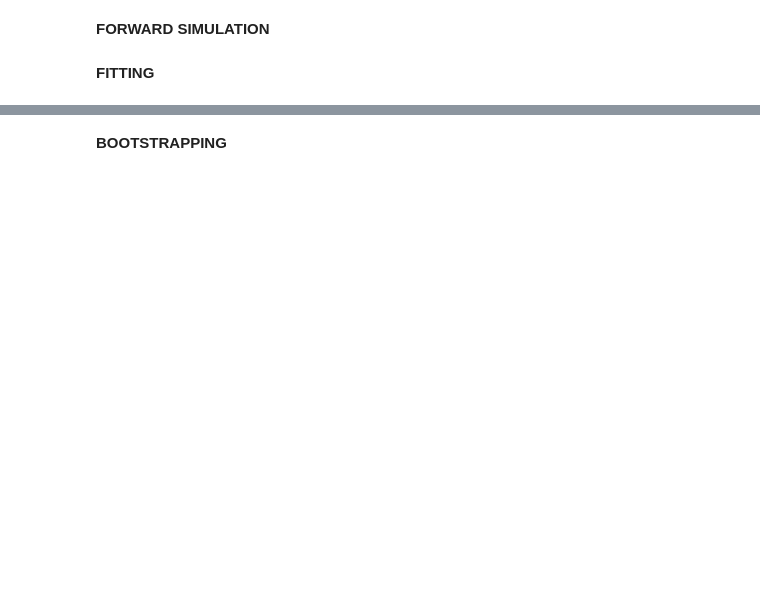
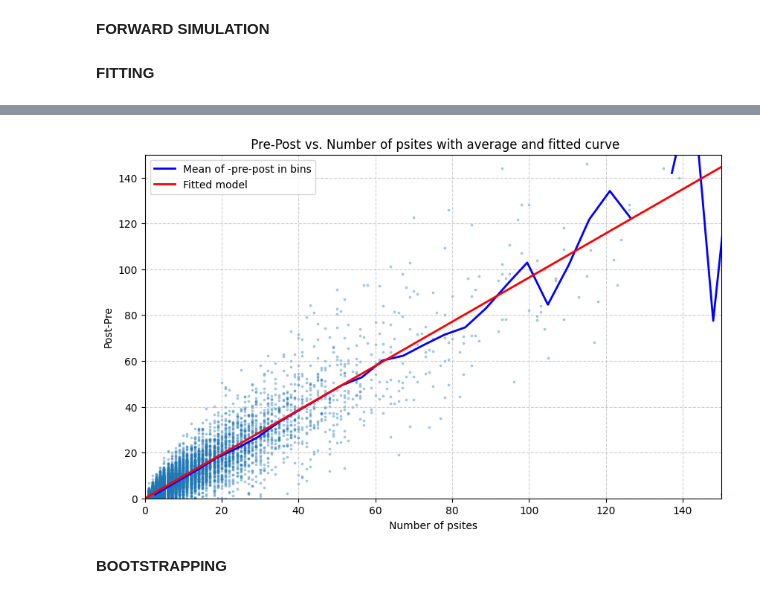
Before and after one commit to Laura-Filkova/CB2330-KICKASS-PROJECT, a Jupyter notebook: project.ipynb, the cells around one changed output, grey strips where cells are left out. Drawn from its saved outputs; the diff is of its cells as text; code cells hidden in the pictures; blank space fills up the shorter version.

```diff
--- a/project.ipynb
+++ b/project.ipynb
@@ -23,3 +114,33 @@ s3_a_df.sample(3)
 **FORWARD SIMULATION**
 # %% [markdown]
 **FITTING**
+# %%
+def fit(alpha = 0.001, df = s3_a_df):
+  a,sigma = 1,1
+  CYCLES = 1000
+  N = len(df)
+  for c in range(CYCLES):
+    if c % 50 == 0:
+      print(f'Cycle {c}')
+    a_der = 0
+    sigma_der = N/sigma
+    for i in range(N):
+      yi = -df['pre-post'][i]
+      xi = df['idr_psites'][i]
+      mui = (a*xi)
+
+      a_der += xi*(mui - yi)/sigma**2
+      sigma_der -= (mui - yi)**2 / sigma**3
+    a_new = a - alpha*a_der
+    sigma_new = sigma - alpha*sigma_der
+
+    new_nll = nll(a_new, sigma_new, df)
+    current_nll = nll(a, sigma, df)
+    if new_nll < current_nll:
+        a, sigma = a_new, sigma_new
+        alpha = alpha * 1.2
+    else:
+        alpha = alpha * 0.5
+  return a,sigma
+# %%
+a, sigma = fit()
@@ -26,2 +168,6 @@ s3_a_df.sample(3)
+# %%
+show_fitted_line(a)
+# %% [output]
+[figure, added]
 # %% [markdown]
 **BOOTSTRAPPING**
```
Also changed, not shown: parts of 7 cells of this notebook.
